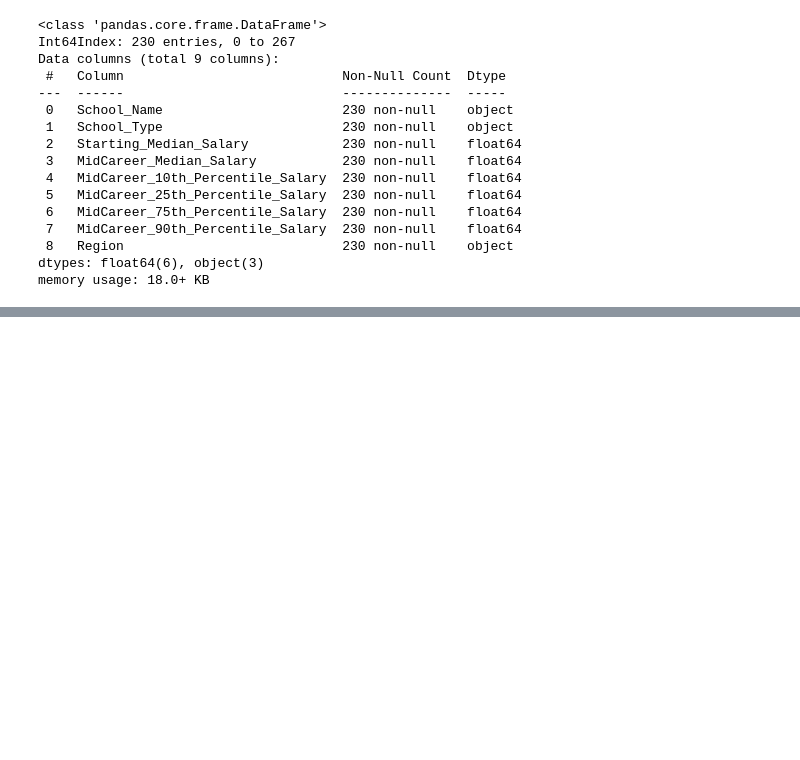
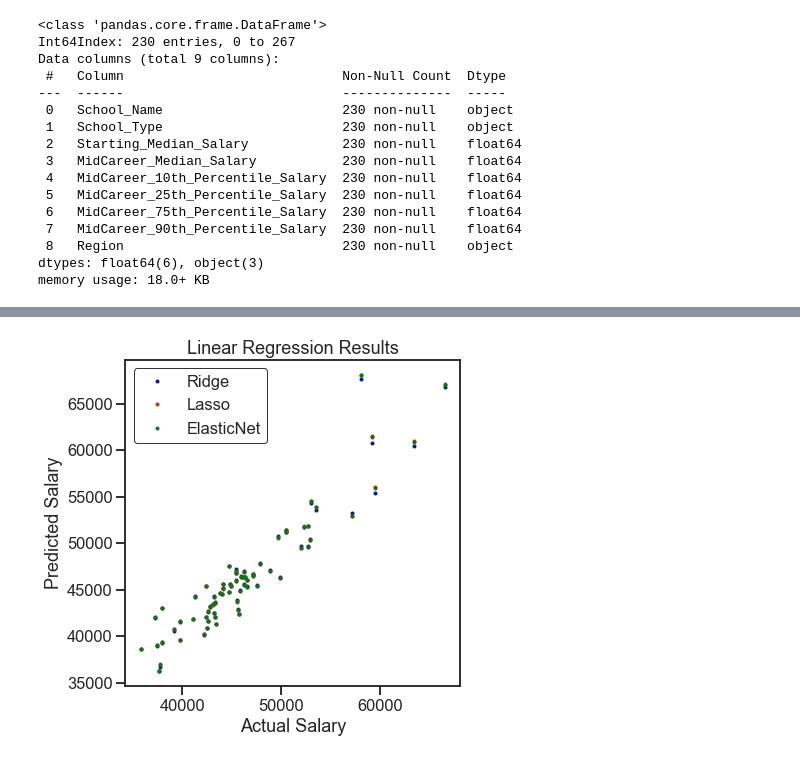
Before and after one commit to samcches/where_college_pays_off, a Jupyter notebook: where-college-pays-off.ipynb, the cells around one changed output, grey strips where cells are left out. Saved outputs shown, nothing was run; the diff lists cells and outputs as text; code cells hidden in the pictures; blank space fills up the shorter version.

```diff
--- a/where-college-pays-off.ipynb
+++ b/where-college-pays-off.ipynb
@@ -484,0 +469,12 @@ print(ridgeCV.alpha_, ridgeCV_rmse)
+# %%
+from sklearn.linear_model import LassoCV
+
+alphas2 = np.array([1e-5, 5e-5, 0.0001, 0.0005])
+
+lassoCV = LassoCV(alphas=alphas2,
+                  max_iter=5e4,
+                  cv=3).fit(X_train, y_train)
+
+lassoCV_rmse = rmse(y_test, lassoCV.predict(X_test))
+
+print(lassoCV.alpha_, lassoCV_rmse)
@@ -484,0 +483,11 @@ print(ridgeCV.alpha_, ridgeCV_rmse)
+# %%
+from sklearn.linear_model import ElasticNetCV
+
+l1_ratios = np.linspace(0.1, 0.9, 9)
+
+elasticNetCV = ElasticNetCV(alphas=alphas2,
+                            l1_ratio=l1_ratios,
+                            max_iter=1e4).fit(X_train, y_train)
+elasticNetCV_rmse = rmse(y_test, elasticNetCV.predict(X_test))
+
+print(elasticNetCV.alpha_, elasticNetCV.l1_ratio_, elasticNetCV_rmse)
@@ -485,20 +510,22 @@ print(ridgeCV.alpha_, ridgeCV_rmse)
 # %%
 f = plt.figure(figsize=(6,6))
 ax = plt.axes()
 
 labels = ['Ridge', 'Lasso', 'ElasticNet']
 
 models = [ridgeCV, lassoCV, elasticNetCV]
 
 for mod, lab in zip(models, labels):
     ax.plot(y_test, mod.predict(X_test),
              marker='o', ls='', ms=3.0, label=lab)
 
 
 leg = plt.legend(frameon=True)
 leg.get_frame().set_edgecolor('black')
 leg.get_frame().set_linewidth(1.0)
 
-ax.set(xlabel='Actual Price',
-       ylabel='Predicted Price',
+ax.set(xlabel='Actual Salary',
+       ylabel='Predicted Salary',
        title='Linear Regression Results');
+# %% [output]
+[figure, added]
```
Also changed, not shown: parts of 41 cells of this notebook, 1 other file.
